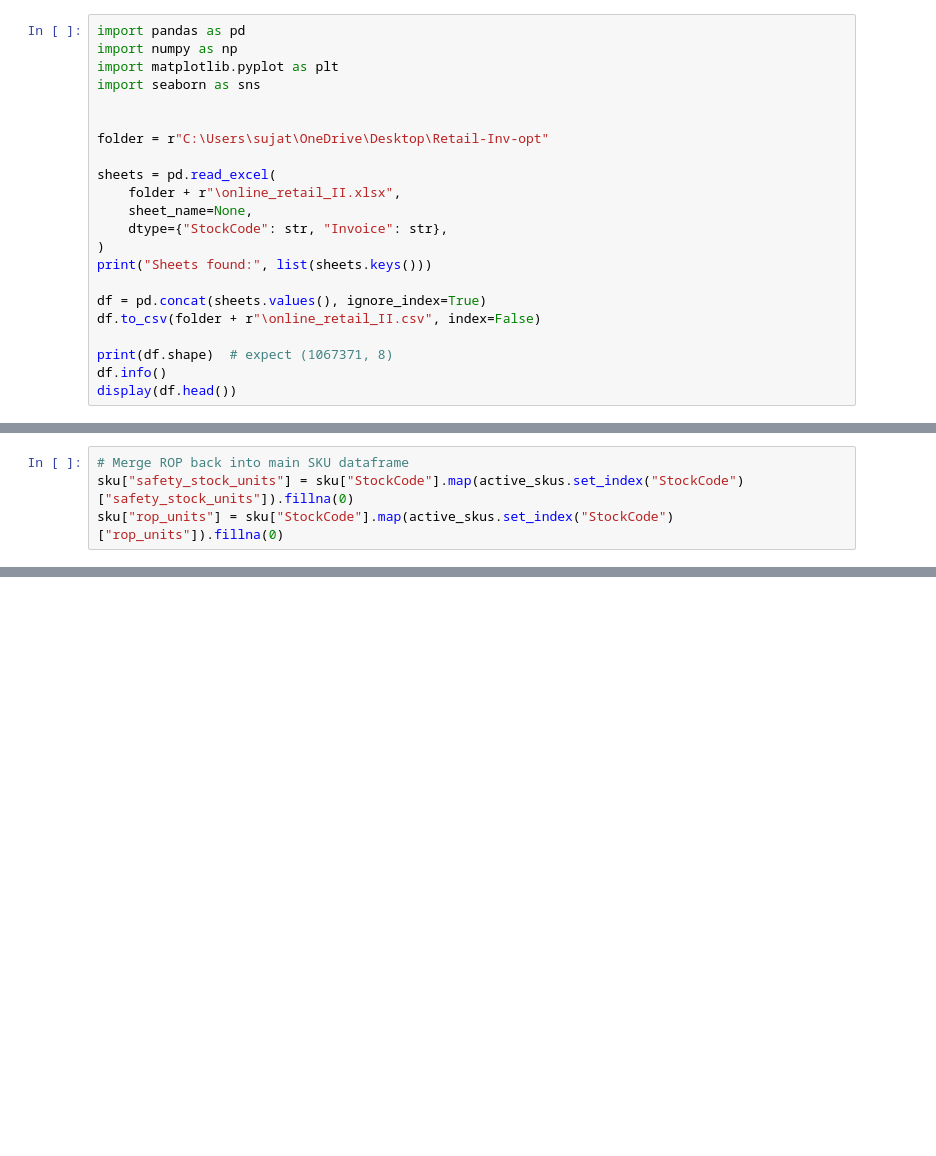
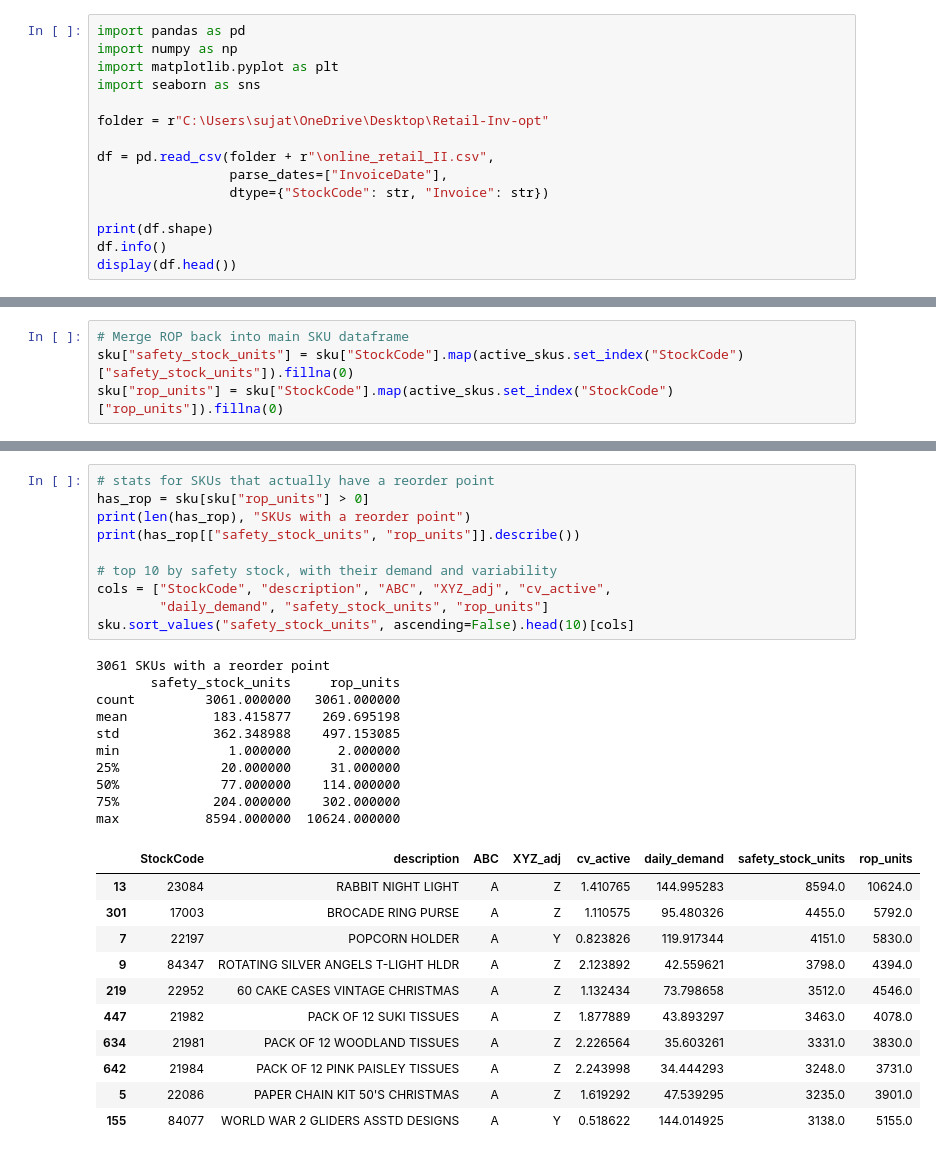
Before and after one commit to aditiii2/retail-inventory-optimization, a Jupyter notebook: notebook.ipynb, the cells around one changed output, grey strips where cells are left out. Drawn from its saved outputs; the diff is of its cells as text; blank space fills up the shorter version.

Commit message:
Add SQL cross-check queries, fix reorder point calculation, update README

```diff
--- a/notebook.ipynb
+++ b/notebook.ipynb
@@ -4,19 +4,12 @@ import numpy as np
 import matplotlib.pyplot as plt
 import seaborn as sns
 
-
 folder = r"C:\Users\sujat\OneDrive\Desktop\Retail-Inv-opt"
 
-sheets = pd.read_excel(
-    folder + r"\online_retail_II.xlsx",
-    sheet_name=None,
-    dtype={"StockCode": str, "Invoice": str},
-)
-print("Sheets found:", list(sheets.keys()))
+df = pd.read_csv(folder + r"\online_retail_II.csv",
+                 parse_dates=["InvoiceDate"],
+                 dtype={"StockCode": str, "Invoice": str})
 
-df = pd.concat(sheets.values(), ignore_index=True)
-df.to_csv(folder + r"\online_retail_II.csv", index=False)
-
-print(df.shape)  # expect (1067371, 8)
+print(df.shape)
 df.info()
 display(df.head())
@@ -443,0 +712,32 @@ print("Updated dataframe with ROP and Safety Stock saved successfully!")
+# %%
+# stats for SKUs that actually have a reorder point
+has_rop = sku[sku["rop_units"] > 0]
+print(len(has_rop), "SKUs with a reorder point")
+print(has_rop[["safety_stock_units", "rop_units"]].describe())
+
+# top 10 by safety stock, with their demand and variability
+cols = ["StockCode", "description", "ABC", "XYZ_adj", "cv_active",
+        "daily_demand", "safety_stock_units", "rop_units"]
+sku.sort_values("safety_stock_units", ascending=False).head(10)[cols]
+# %% [output]
+3061 SKUs with a reorder point
+       safety_stock_units     rop_units
+count         3061.000000   3061.000000
+mean           183.415877    269.695198
+std            362.348988    497.153085
+min              1.000000      2.000000
+25%             20.000000     31.000000
+50%             77.000000    114.000000
+75%            204.000000    302.000000
+max           8594.000000  10624.000000
+|  | StockCode | description | ABC | XYZ_adj | cv_active | daily_demand | safety_stock_units | rop_units |
+| 13 | 23084 | RABBIT NIGHT LIGHT | A | Z | 1.410765 | 144.995283 | 8594.0 | 10624.0 |
+| 301 | 17003 | BROCADE RING PURSE | A | Z | 1.110575 | 95.480326 | 4455.0 | 5792.0 |
+| 7 | 22197 | POPCORN HOLDER | A | Y | 0.823826 | 119.917344 | 4151.0 | 5830.0 |
+| 9 | 84347 | ROTATING SILVER ANGELS T-LIGHT HLDR | A | Z | 2.123892 | 42.559621 | 3798.0 | 4394.0 |
+| 219 | 22952 | 60 CAKE CASES VINTAGE CHRISTMAS | A | Z | 1.132434 | 73.798658 | 3512.0 | 4546.0 |
+| 447 | 21982 | PACK OF 12 SUKI TISSUES | A | Z | 1.877889 | 43.893297 | 3463.0 | 4078.0 |
+| 634 | 21981 | PACK OF 12 WOODLAND TISSUES | A | Z | 2.226564 | 35.603261 | 3331.0 | 3830.0 |
+| 642 | 21984 | PACK OF 12 PINK PAISLEY TISSUES | A | Z | 2.243998 | 34.444293 | 3248.0 | 3731.0 |
+| 5 | 22086 | PAPER CHAIN KIT 50'S CHRISTMAS | A | Z | 1.619292 | 47.539295 | 3235.0 | 3901.0 |
+| 155 | 84077 | WORLD WAR 2 GLIDERS ASSTD DESIGNS | A | Y | 0.518622 | 144.014925 | 3138.0 | 5155.0 |
```
Also changed, not shown: parts of 41 cells of this notebook, 3 other files.
